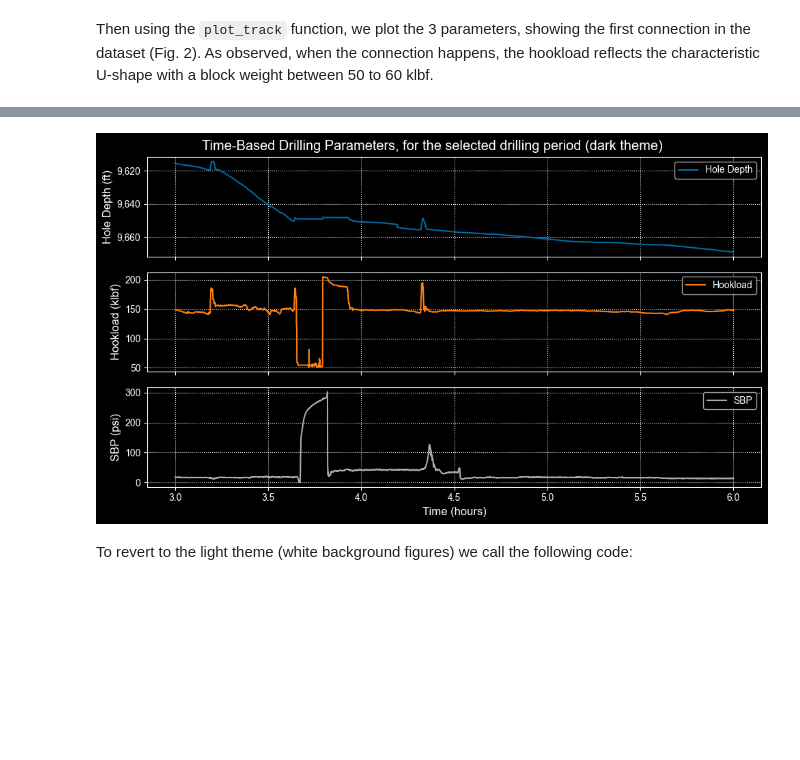
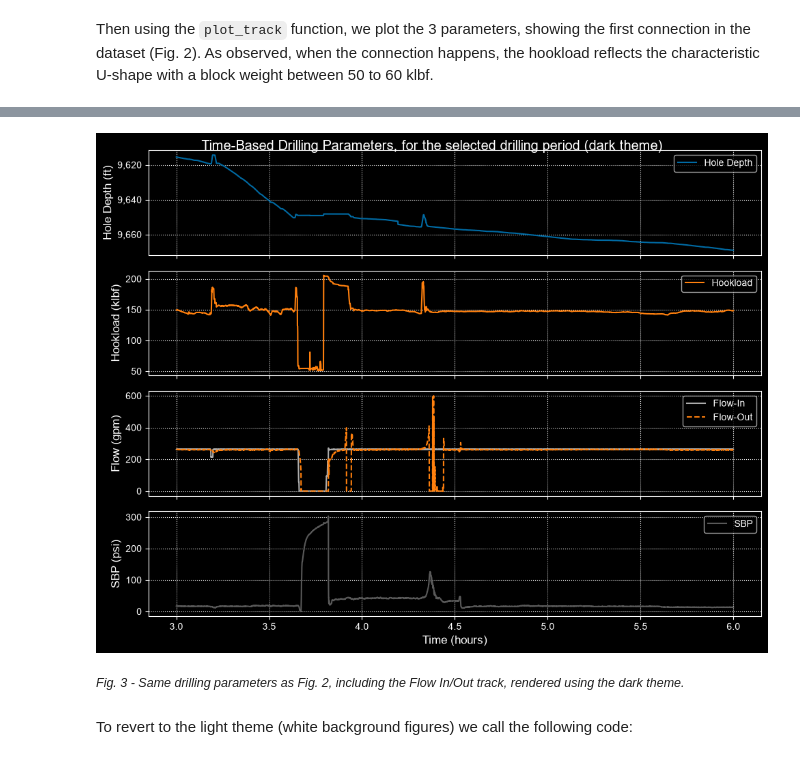
Before and after one commit to SCallerio/MPDBlog, a Jupyter notebook: src/2026-01-05-connections-dashboard-notebook/2026-01-05-connections_dashboard_notebook.ipynb, the cells around one changed output, grey strips where cells are left out. Saved outputs shown, nothing was run; the diff lists cells and outputs as text; code cells hidden in the pictures; blank space fills up the shorter version.

```diff
--- a/src/2026-01-05-connections-dashboard-notebook/2026-01-05-connections_dashboard_notebook.ipynb
+++ b/src/2026-01-05-connections-dashboard-notebook/2026-01-05-connections_dashboard_notebook.ipynb
@@ -19,7 +19,7 @@ Since the data is stored as a `json` file, the data is loaded into a `pandas` da
 import requests
 
 # Set drilling data url
-data_url = 'https://raw.githubusercontent.com/SCallerio/MPDBlog/5e8d1b9822c52353f36d33e194177356a02d7524/data/hookload-data.json'
+data_url = 'https://raw.githubusercontent.com/SCallerio/MPDBlog/4a5c6d46d2873673681ac1fb3f32404be2187195/data/hookload-data.json'
 # Fetch data from github
 drilling_data = requests.get(data_url).text
 # If running on Colab uncomment and use the following
@@ -168,18 +198,20 @@ def plot_track(rows, cols, i_plot, parameter, plot_data):
 Then using the `plot_track` function, we plot the 3 parameters, showing the first connection in the dataset (Fig. 2). As observed, when the connection happens, the hookload reflects the characteristic U-shape with a block weight between 50 to 60 klbf.
 # %%
 # Define subplots rows and columns
-rows = 3
+rows = 4
 cols = 1
 # Define figure parameter, set size
-fig = plt.figure(figsize=(10, 6))
+fig = plt.figure(figsize=(10, 8))
 # Set plot title
-plt.suptitle('Time-Based Drilling Parameters, for the selected drilling period', y=0.95)
+plt.suptitle('Time-Based Drilling Parameters, for the selected drilling period', y=0.98)
 # Define Track #1, Hole Depth track
 plot_track(rows, cols, i_plot = 1, parameter = 'depth', plot_data = plot_data)
 # Define Track #2, Hookload track
 plot_track(rows, cols, i_plot = 2, parameter = 'signal', plot_data = plot_data)
-# Define Track #3, SBP track
-plot_track(rows, cols, i_plot = 3, parameter = 'mpd_pt5', plot_data = plot_data)
+# Define Track #3, Flow track
+plot_track(rows, cols, i_plot = 3, parameter = ['mfia', 'mfoa'], plot_data = plot_data)
+# Define Track #4, SBP track
+plot_track(rows, cols, i_plot = 4, parameter = 'mpd_pt5', plot_data = plot_data)
 plt.tight_layout()
 plt.show()
 # %% [output]
@@ -191,21 +224,25 @@ Alternatively, we can set `matplotlib.pyplot.style` to `dark_background` for a d
 # %%
 # Set matplotlib color scheme for dark themed plots
 plt.style.use('dark_background')
 style.use('tableau-colorblind10')
 # Define figure parameter, set size
-fig = plt.figure(figsize=(10, 6))
+fig = plt.figure(figsize=(10, 8))
 # Set plot title
 plt.suptitle('Time-Based Drilling Parameters, for the selected drilling period (dark theme)', y=0.95)
 # Define Track #1, Hole Depth track
 plot_track(rows, cols, i_plot = 1, parameter = 'depth', plot_data = plot_data)
 # Define Track #2, Hookload track
 plot_track(rows, cols, i_plot = 2, parameter = 'signal', plot_data = plot_data)
-# Define Track #3, SBP track
-plot_track(rows, cols, i_plot = 3, parameter = 'mpd_pt5', plot_data = plot_data)
+# Define Track #3, Flow track
+plot_track(rows, cols, i_plot = 3, parameter = ['mfia', 'mfoa'], plot_data = plot_data)
+# Define Track #4, SBP track
+plot_track(rows, cols, i_plot = 4, parameter = 'mpd_pt5', plot_data = plot_data)
 plt.tight_layout()
 plt.show()
 # %% [output]
-[figure, old version]
+[figure, new version]
+# %% [markdown]
+*<small>Fig. 3 - Same drilling parameters as Fig. 2, including the Flow In/Out track, rendered using the dark theme.</small>*
 # %% [markdown]
 To revert to the light theme (white background figures) we call the following code:
 # %%
```
Also changed, not shown: parts of 24 cells of this notebook.
